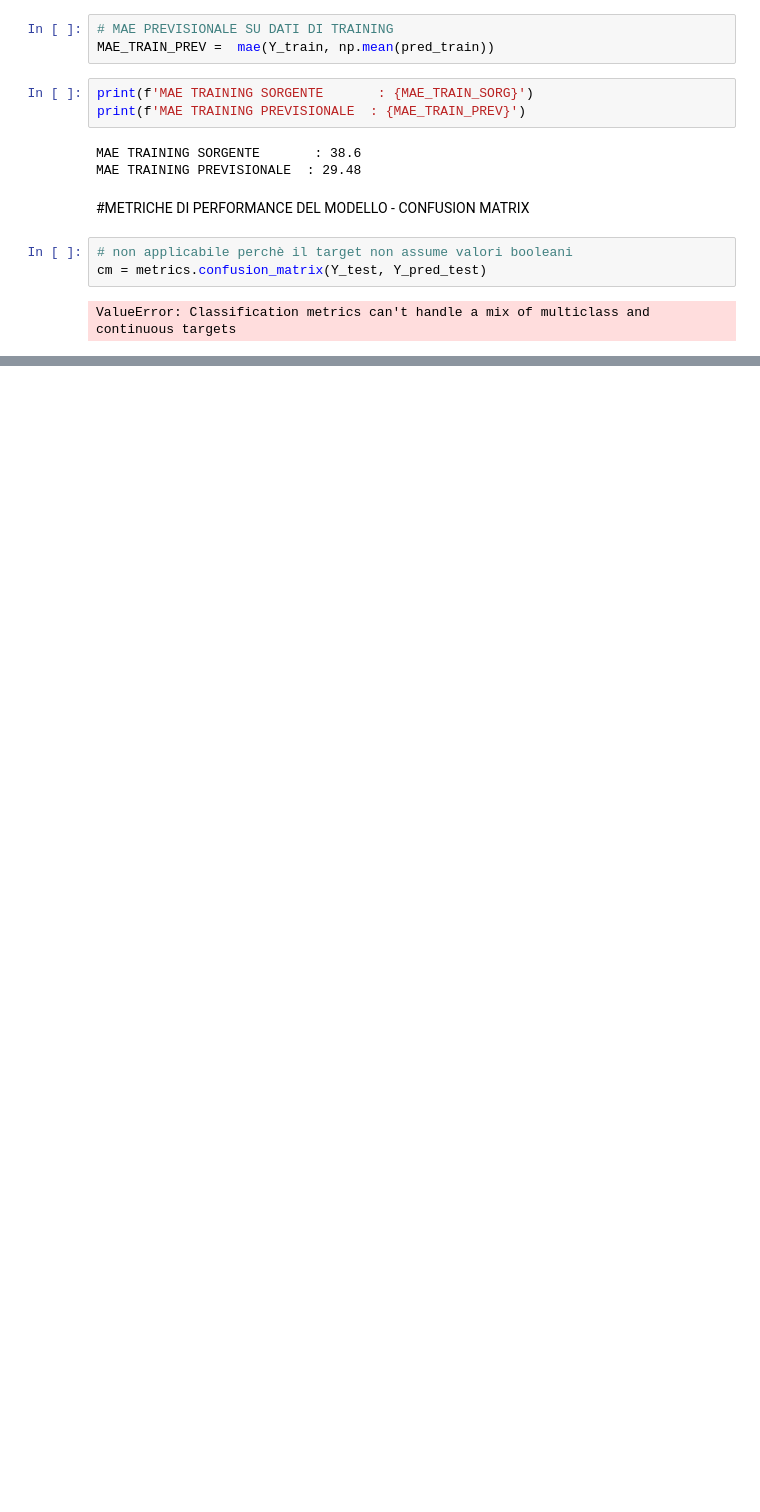
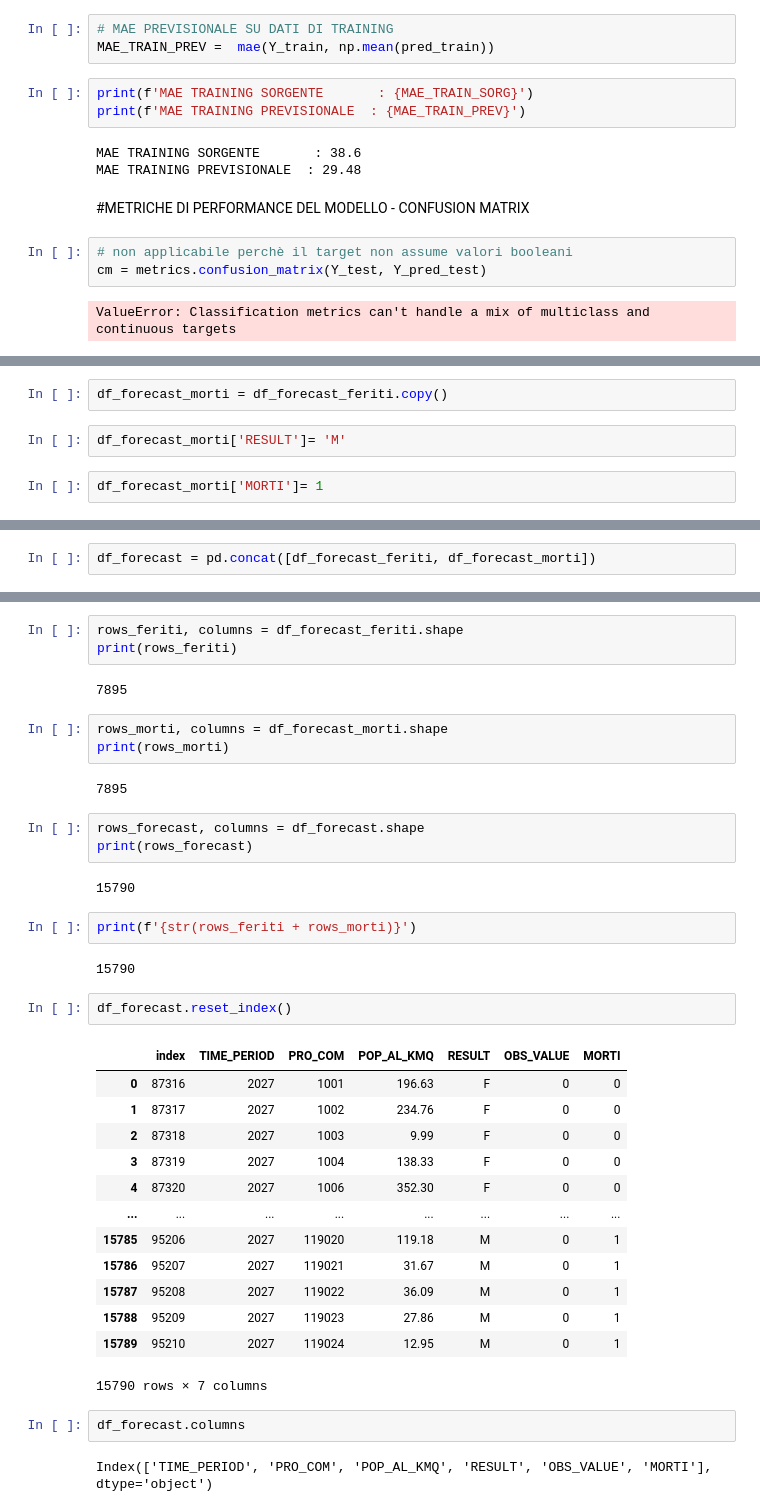
Before and after one commit to pd19nl/ProgettoFinale, a Jupyter notebook: 03_Analisi_statistica_google_env.ipynb, the cells around one changed output, grey strips where cells are left out. Drawn from its saved outputs; the diff is of its cells as text; blank space fills up the shorter version.

Commit message:
fase 3 - aggiornamento calcolo forecast

```diff
--- a/03_Analisi_statistica_google_env.ipynb
+++ b/03_Analisi_statistica_google_env.ipynb
@@ -322,0 +496,6 @@ ValueError: Classification metrics can't handle a mix of multiclass and continuo
+# %%
+df_forecast_morti = df_forecast_feriti.copy()
+# %%
+df_forecast_morti['RESULT']= 'M'
+# %%
+df_forecast_morti['MORTI']= 1
@@ -322,0 +511,2 @@ ValueError: Classification metrics can't handle a mix of multiclass and continuo
+# %%
+df_forecast = pd.concat([df_forecast_feriti, df_forecast_morti])
@@ -322,0 +527,39 @@ ValueError: Classification metrics can't handle a mix of multiclass and continuo
+# %%
+rows_feriti, columns = df_forecast_feriti.shape
+print(rows_feriti)
+# %% [output]
+7895
+# %%
+rows_morti, columns = df_forecast_morti.shape
+print(rows_morti)
+# %% [output]
+7895
+# %%
+rows_forecast, columns = df_forecast.shape
+print(rows_forecast)
+# %% [output]
+15790
+# %%
+print(f'{str(rows_feriti + rows_morti)}')
+# %% [output]
+15790
+# %%
+df_forecast.reset_index()
+# %% [output]
+|  | index | TIME_PERIOD | PRO_COM | POP_AL_KMQ | RESULT | OBS_VALUE | MORTI |
+| 0 | 87316 | 2027 | 1001 | 196.63 | F | 0 | 0 |
+| 1 | 87317 | 2027 | 1002 | 234.76 | F | 0 | 0 |
+| 2 | 87318 | 2027 | 1003 | 9.99 | F | 0 | 0 |
+| 3 | 87319 | 2027 | 1004 | 138.33 | F | 0 | 0 |
+| 4 | 87320 | 2027 | 1006 | 352.30 | F | 0 | 0 |
+| ... | ... | ... | ... | ... | ... | ... | ... |
+| 15785 | 95206 | 2027 | 119020 | 119.18 | M | 0 | 1 |
+| 15786 | 95207 | 2027 | 119021 | 31.67 | M | 0 | 1 |
+| 15787 | 95208 | 2027 | 119022 | 36.09 | M | 0 | 1 |
+| 15788 | 95209 | 2027 | 119023 | 27.86 | M | 0 | 1 |
+| 15789 | 95210 | 2027 | 119024 | 12.95 | M | 0 | 1 |
+15790 rows × 7 columns
+# %%
+df_forecast.columns
+# %% [output]
+Index(['TIME_PERIOD', 'PRO_COM', 'POP_AL_KMQ', 'RESULT', 'OBS_VALUE', 'MORTI'], dtype='object')
```
Also changed, not shown: parts of 64 cells of this notebook, 2 other files.
